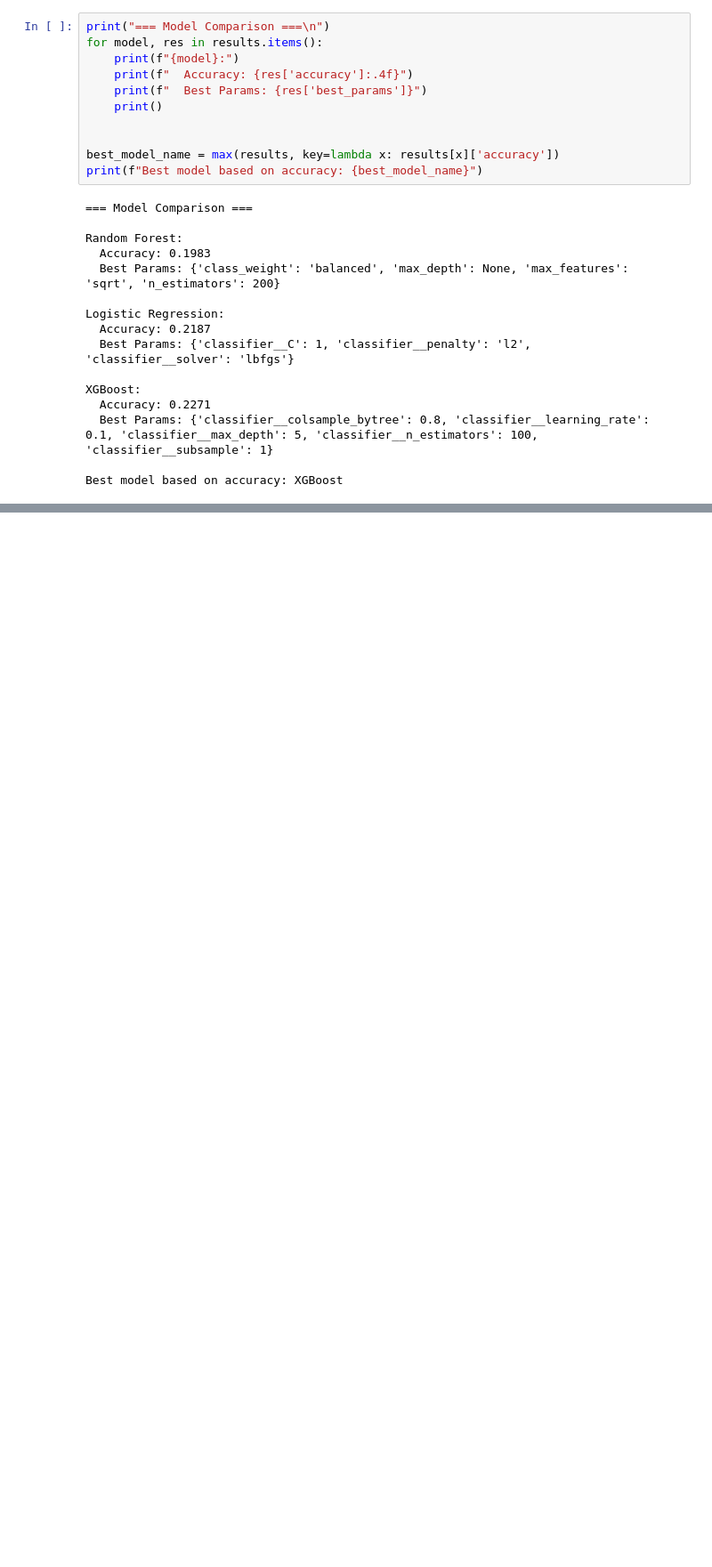
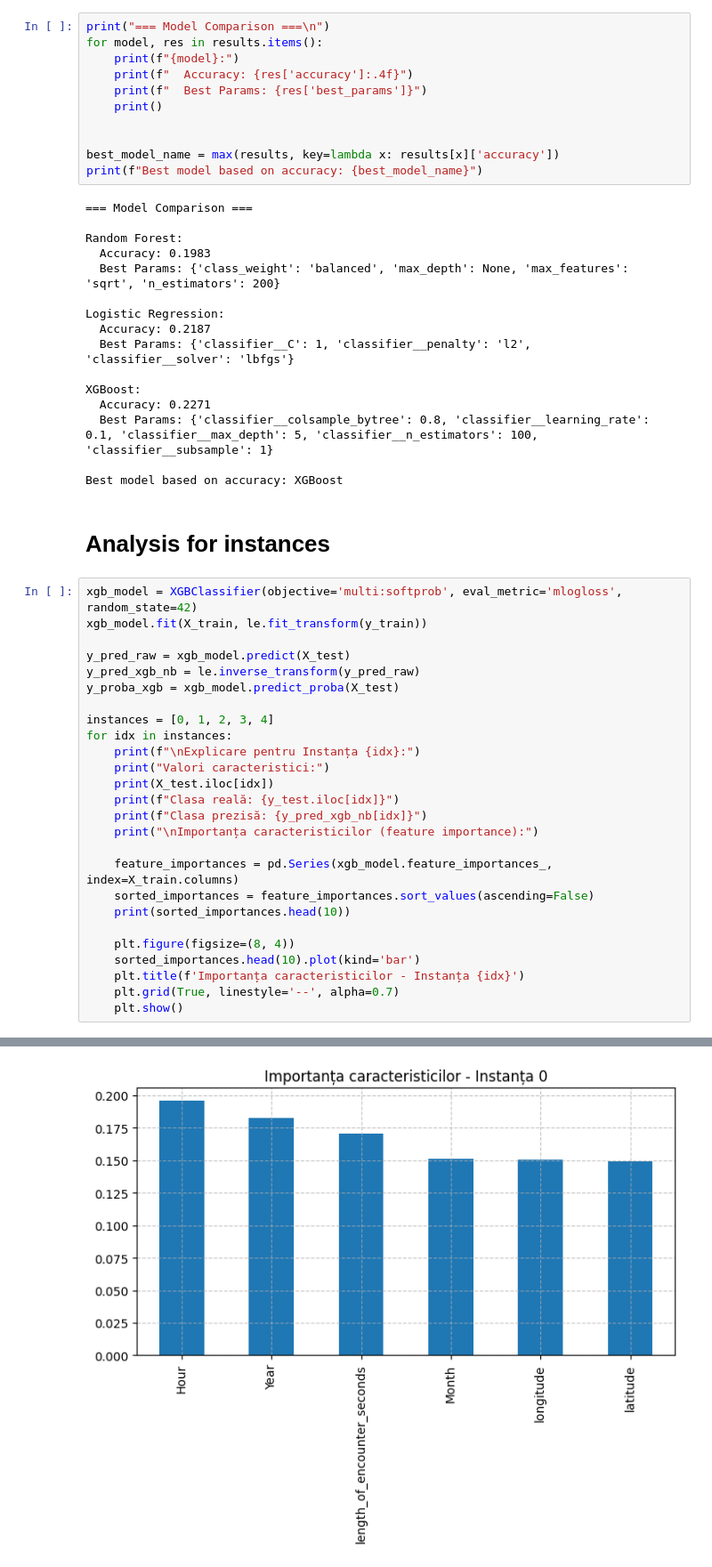
Before and after one commit to bancos23/ufo_sightings, a Jupyter notebook: UFO_Sightings.ipynb, the cells around one changed output, grey strips where cells are left out. Shown at 89% size. Cells and saved outputs as stored; diff of their text form; blank space fills up the shorter version.

```diff
--- a/UFO_Sightings.ipynb
+++ b/UFO_Sightings.ipynb
@@ -275,3 +273,32 @@ XGBoost:
   Best Params: {'classifier__colsample_bytree': 0.8, 'classifier__learning_rate': 0.1, 'classifier__max_depth': 5, 'classifier__n_estimators': 100, 'classifier__subsample': 1}
 
 Best model based on accuracy: XGBoost
+# %% [markdown]
+# Analysis for instances
+# %%
+xgb_model = XGBClassifier(objective='multi:softprob', eval_metric='mlogloss', random_state=42)
+xgb_model.fit(X_train, le.fit_transform(y_train))
+
+y_pred_raw = xgb_model.predict(X_test)
+y_pred_xgb_nb = le.inverse_transform(y_pred_raw)
+y_proba_xgb = xgb_model.predict_proba(X_test)
+
+instances = [0, 1, 2, 3, 4]
+for idx in instances:
+    print(f"\nExplicare pentru Instanța {idx}:")
+    print("Valori caracteristici:")
+    print(X_test.iloc[idx])
+    print(f"Clasa reală: {y_test.iloc[idx]}")
+    print(f"Clasa prezisă: {y_pred_xgb_nb[idx]}")
+    print("\nImportanța caracteristicilor (feature importance):")
+
+    feature_importances = pd.Series(xgb_model.feature_importances_, index=X_train.columns)
+    sorted_importances = feature_importances.sort_values(ascending=False)
+    print(sorted_importances.head(10))
+
+    plt.figure(figsize=(8, 4))
+    sorted_importances.head(10).plot(kind='bar')
+    plt.title(f'Importanța caracteristicilor - Instanța {idx}')
+    plt.grid(True, linestyle='--', alpha=0.7)
+    plt.show()
+# %% [output]
@@ -277,0 +325 @@ Best model based on accuracy: XGBoost
+[figure, added]
```
Also changed, not shown: parts of 37 cells of this notebook.
